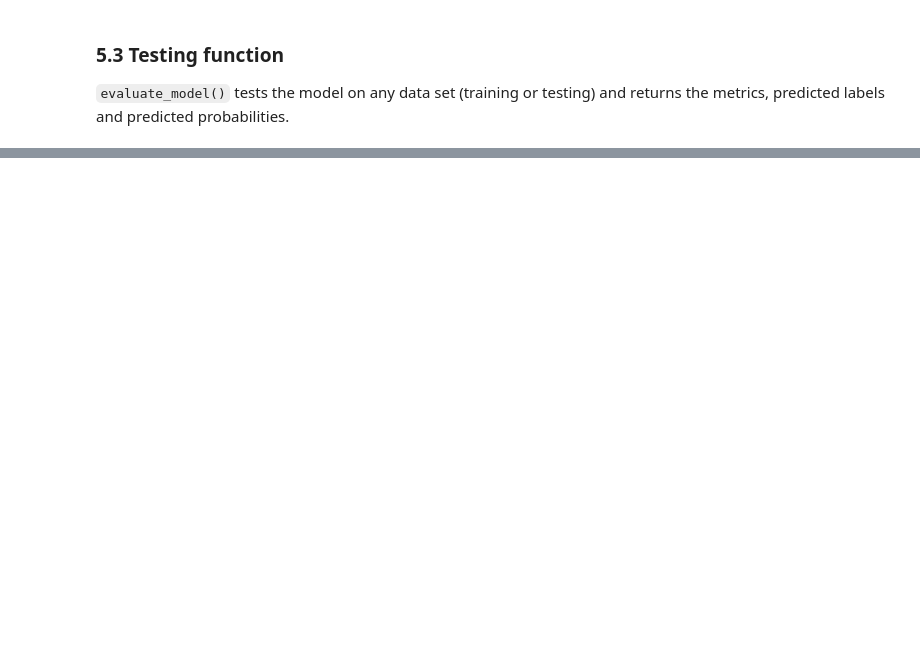
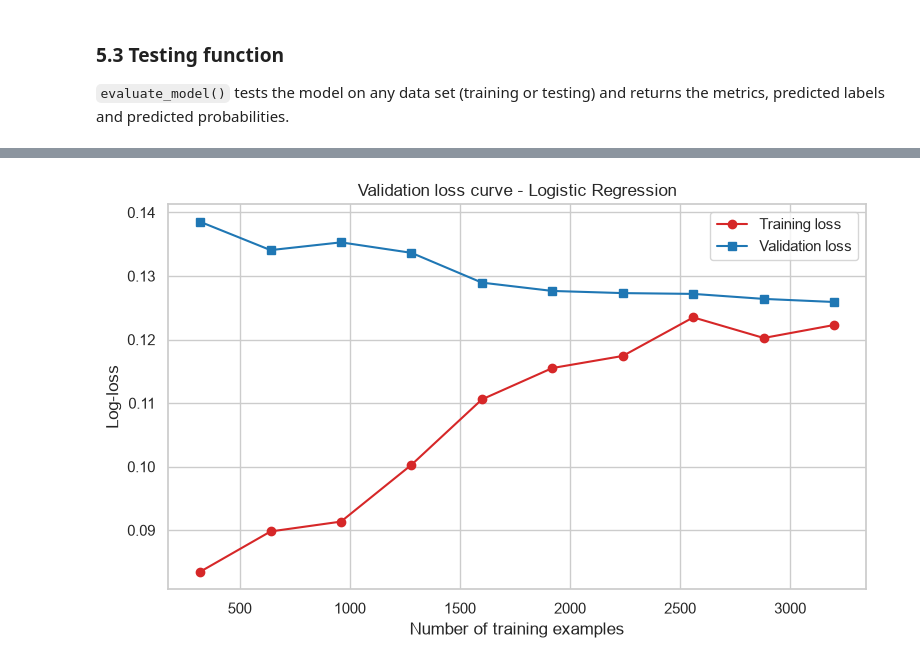
Before and after one commit to abhishek6061-ai/AI101-mini-project, a Jupyter notebook: notebooks/main.ipynb, the cells around one changed output, grey strips where cells are left out. Drawn from its saved outputs; the diff is of its cells as text; code cells hidden in the pictures; blank space fills up the shorter version.

```diff
--- a/notebooks/main.ipynb
+++ b/notebooks/main.ipynb
@@ -269,0 +295,16 @@ def evaluate_model(model, X_ev, y_ev):
+# %%
+sizes, train_scores, val_scores = learning_curve(pipe, X_train, y_train, cv=5, train_sizes=train_sizes,
+                                                  scoring="neg_log_loss")
+train_loss = -train_scores.mean(axis=1)
+val_loss = -val_scores.mean(axis=1)
+
+plt.figure(figsize=(9, 5))
+plt.plot(sizes, train_loss, marker='o', color='tab:red', label="Training loss")
+plt.plot(sizes, val_loss, marker='s', color='tab:blue', label="Validation loss")
+plt.title("Validation loss curve - Logistic Regression")
+plt.xlabel("Number of training examples")
+plt.ylabel("Log-loss")
+plt.legend()
+plt.show()
+# %% [output]
+[figure, added]
```
Also changed, not shown: parts of 7 cells of this notebook.
